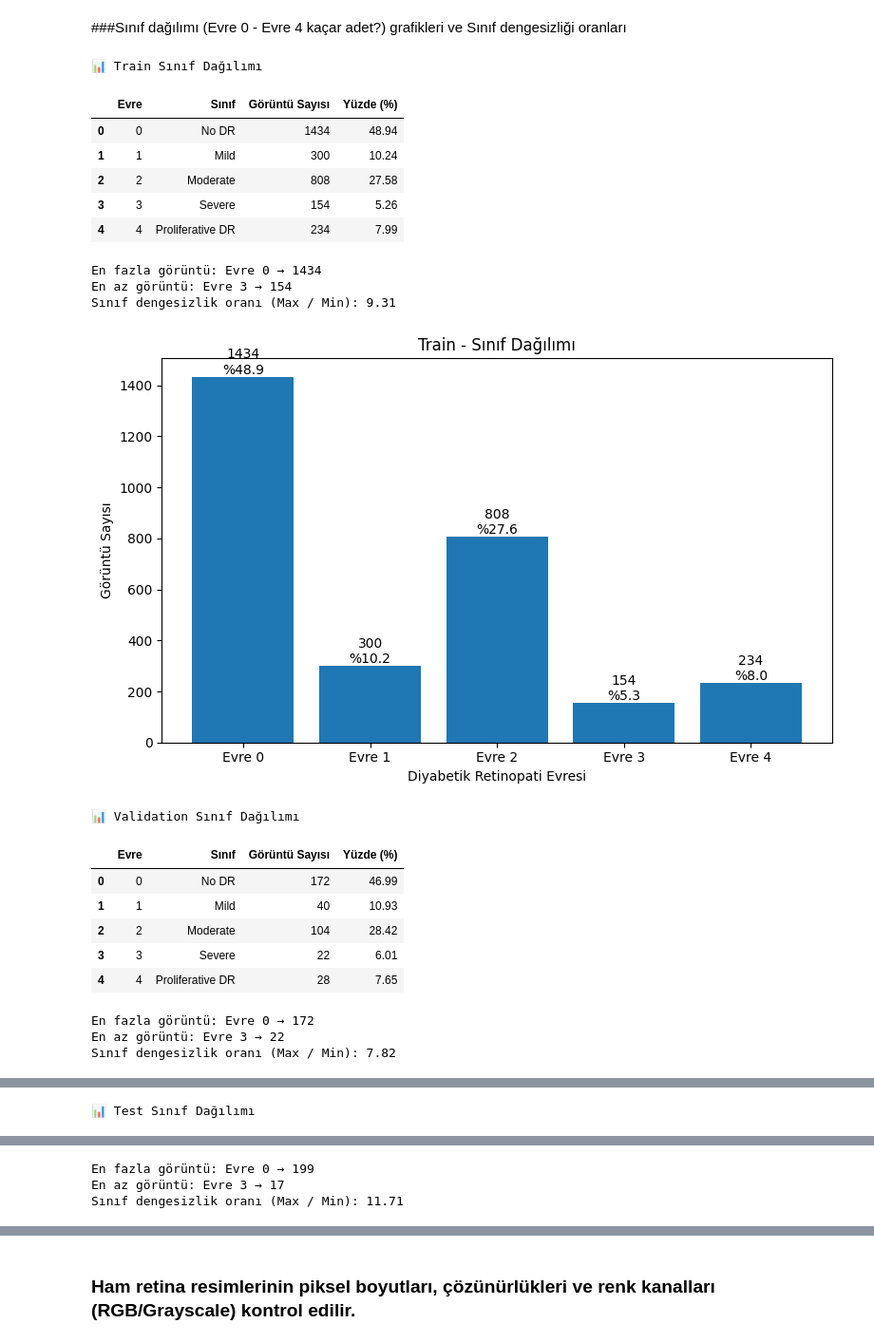
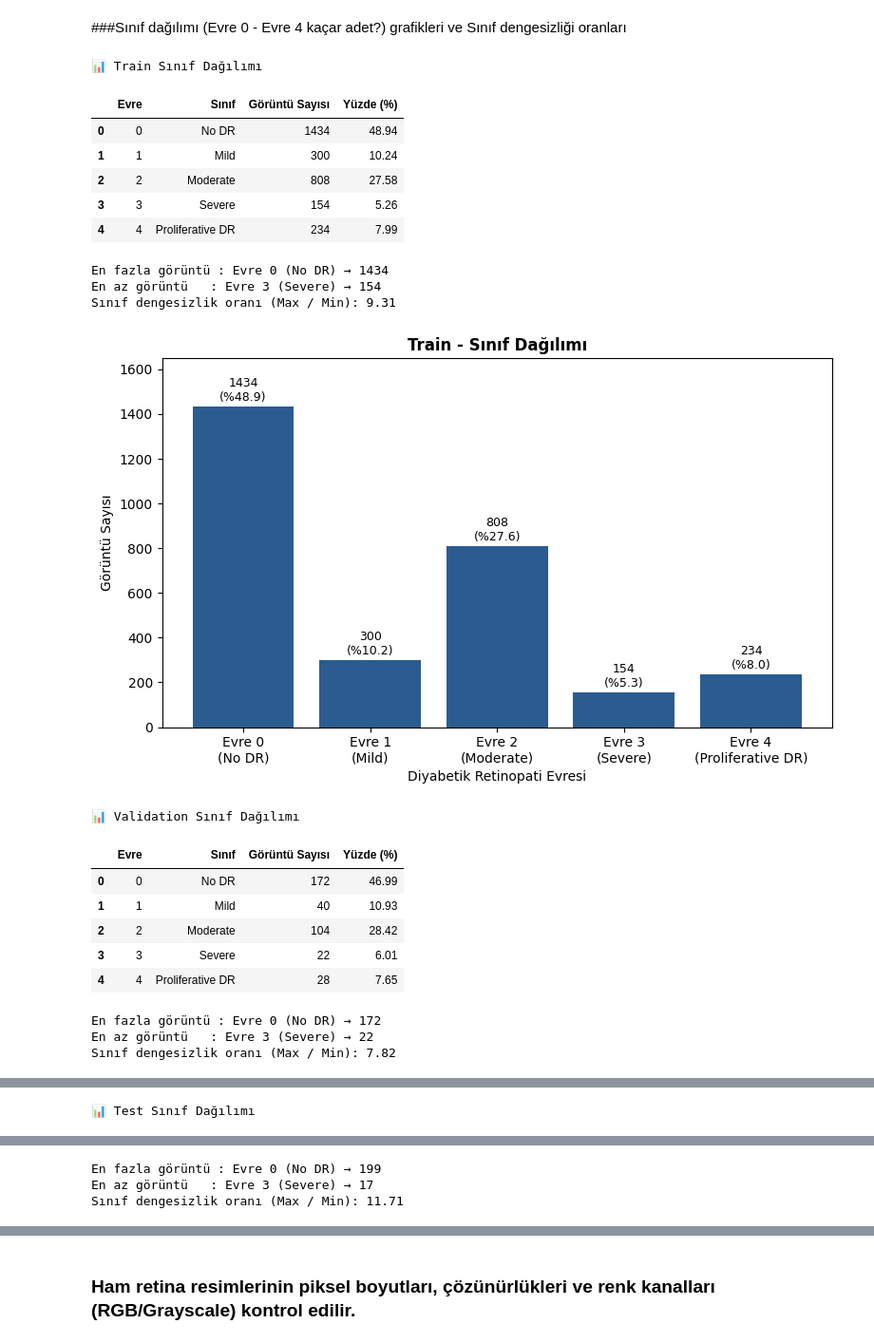
Before and after one commit to ruveydakarakoyun/APTOS-2019, a Jupyter notebook: aptos_2019.ipynb, the cells around one changed output, grey strips where cells are left out. Shown at 95% size. Drawn from its saved outputs; the diff is of its cells as text; code cells hidden in the pictures.

Commit message:
feat: complete baseline training pipeline and ignore rules

```diff
--- a/aptos_2019.ipynb
+++ b/aptos_2019.ipynb
@@ -166,24 +213,22 @@ print("✅ DataLoader bağlantıları yenilendi!")
 # %% [markdown]
 ###Sınıf dağılımı (Evre 0 - Evre 4 kaçar adet?) grafikleri ve Sınıf dengesizliği oranları
 # %%
-# Sınıf dağılımı
+import matplotlib.pyplot as plt
+import pandas as pd
+from IPython.display import display
+
 # Sınıf isimleri
 class_names = {
     0: "No DR",
     1: "Mild",
     2: "Moderate",
     3: "Severe",
-    4: "Proliferative DR"
+    4: "Proliferative DR",
 }
 
-datasets = {
-    "Train": df_train,
-    "Validation": df_valid,
-    "Test": df_test
-}
+datasets = {"Train": df_train, "Validation": df_valid, "Test": df_test}
 
 for dataset_name, df in datasets.items():
-
     # Her sınıftaki görüntü sayısı
     counts = (
         df["diagnosis"]
@@ -200,61 +245,68 @@ for dataset_name, df in datasets.items():
         "Evre": counts.index,
         "Sınıf": [class_names[i] for i in counts.index],
         "Görüntü Sayısı": counts.values,
-        "Yüzde (%)": percentages.round(2).values
+        "Yüzde (%)": percentages.round(2).values,
     })
 
     print(f"\n📊 {dataset_name} Sınıf Dağılımı")
     display(distribution_table)
 
     # Sınıf dengesizliği
     non_zero_counts = counts[counts > 0]
-
     max_count = non_zero_counts.max()
     min_count = non_zero_counts.min()
-
     imbalance_ratio = max_count / min_count
 
-    print(f"En fazla görüntü: Evre {non_zero_counts.idxmax()} → {max_count}")
-    print(f"En az görüntü: Evre {non_zero_counts.idxmin()} → {min_count}")
+    print(
+        f"En fazla görüntü : Evre {non_zero_counts.idxmax()} ({class_names[non_zero_counts.idxmax()]}) → {max_count}"
+    )
+    print(
+        f"En az görüntü   : Evre {non_zero_counts.idxmin()} ({class_names[non_zero_counts.idxmin()]}) → {min_count}"
+    )
     print(f"Sınıf dengesizlik oranı (Max / Min): {imbalance_ratio:.2f}")
 
     # Grafik
-    plt.figure(figsize=(8, 5))
-
-    bars = plt.bar(
-        [f"Evre {i}" for i in counts.index],
-        counts.values
+    fig, ax = plt.subplots(figsize=(8, 5))
+    bars = ax.bar(
+        [f"Evre {i}\n({class_names[i]})" for i in counts.index],
+        counts.values,
+        color="#2b5c8f",
     )
 
-    plt.title(f"{dataset_name} - Sınıf Dağılımı")
-    plt.xlabel("Diyabetik Retinopati Evresi")
-    plt.ylabel("Görüntü Sayısı")
+    ax.set_title(
+        f"{dataset_name} - Sınıf Dağılımı", fontsize=12, fontweight="bold"
+    )
+    ax.set_xlabel("Diyabetik Retinopati Evresi", fontsize=10)
+    ax.set_ylabel("Görüntü Sayısı", fontsize=10)
 
-    for bar, count, percentage in zip(
-        bars, counts.values, percentages.values
-    ):
-        plt.text(
+    # Grafik üst limitini yazılar sığsın diye biraz artırıyoruz
+    ax.set_ylim(0, max_count * 1.15)
+
+    for bar, count, percentage in zip(bars, counts.values, percentages.values):
+        ax.text(
             bar.get_x() + bar.get_width() / 2,
-            bar.get_height(),
-            f"{count}\n%{percentage:.1f}",
+            bar.get_height() + (max_count * 0.01),
+            f"{count}\n(%{percentage:.1f})",
             ha="center",
-            va="bottom"
+            va="bottom",
+            fontsize=9,
         )
 
     plt.tight_layout()
     plt.show()
+    plt.close(fig)  # Bellek temizliği
 # %% [output]
 📊 Train Sınıf Dağılımı
 |  | Evre | Sınıf | Görüntü Sayısı | Yüzde (%) |
 | 0 | 0 | No DR | 1434 | 48.94 |
 | 1 | 1 | Mild | 300 | 10.24 |
 | 2 | 2 | Moderate | 808 | 27.58 |
 | 3 | 3 | Severe | 154 | 5.26 |
 | 4 | 4 | Proliferative DR | 234 | 7.99 |
-En fazla görüntü: Evre 0 → 1434
-En az görüntü: Evre 3 → 154
+En fazla görüntü : Evre 0 (No DR) → 1434
+En az görüntü   : Evre 3 (Severe) → 154
 Sınıf dengesizlik oranı (Max / Min): 9.31
-[figure, old version]
+[figure, new version]
 📊 Validation Sınıf Dağılımı
 |  | Evre | Sınıf | Görüntü Sayısı | Yüzde (%) |
 | 0 | 0 | No DR | 172 | 46.99 |
@@ -262,6 +314,6 @@ Sınıf dengesizlik oranı (Max / Min): 9.31
 | 2 | 2 | Moderate | 104 | 28.42 |
 | 3 | 3 | Severe | 22 | 6.01 |
 | 4 | 4 | Proliferative DR | 28 | 7.65 |
-En fazla görüntü: Evre 0 → 172
-En az görüntü: Evre 3 → 22
+En fazla görüntü : Evre 0 (No DR) → 172
+En az görüntü   : Evre 3 (Severe) → 22
 Sınıf dengesizlik oranı (Max / Min): 7.82
@@ -273,6 +325,6 @@ Sınıf dengesizlik oranı (Max / Min): 7.82
 | 2 | 2 | Moderate | 87 | 23.77 |
 | 3 | 3 | Severe | 17 | 4.64 |
 | 4 | 4 | Proliferative DR | 33 | 9.02 |
-En fazla görüntü: Evre 0 → 199
-En az görüntü: Evre 3 → 17
+En fazla görüntü : Evre 0 (No DR) → 199
+En az görüntü   : Evre 3 (Severe) → 17
 Sınıf dengesizlik oranı (Max / Min): 11.71
```
Also changed, not shown: parts of 54 cells of this notebook, 1 other file.
